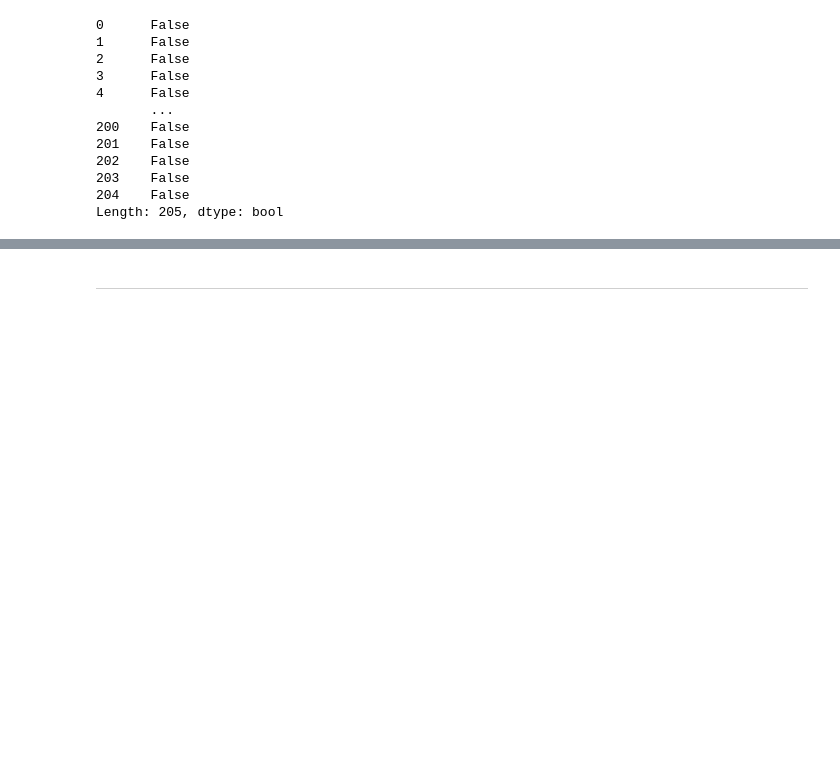
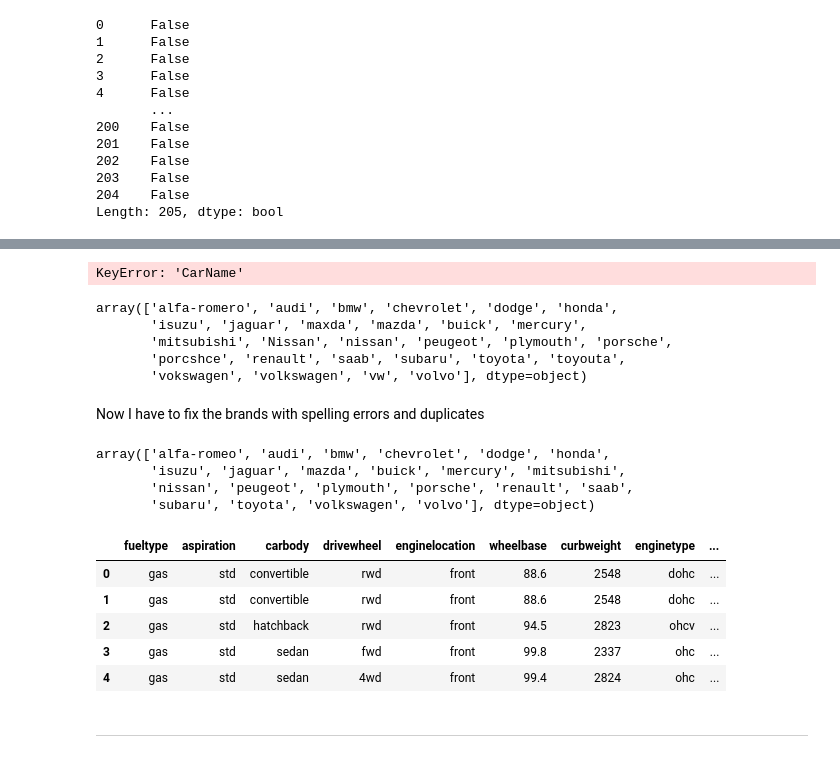
Before and after one commit to conormcdevitt/Hackathon1, a Jupyter notebook: jupyter_notebooks/Notebook_Template.ipynb, the cells around one changed output, grey strips where cells are left out. Drawn from its saved outputs; the diff is of its cells as text; code cells hidden in the pictures; blank space fills up the shorter version.

```diff
--- a/jupyter_notebooks/Notebook_Template.ipynb
+++ b/jupyter_notebooks/Notebook_Template.ipynb
@@ -180,3 +214,46 @@ Length: 205, dtype: bool
+# %%
+data['Brand'] = data['CarName'].str.split().str[0]
+data = data.drop(columns='CarName', axis=1)
+data.head()
+# %% [output]
+KeyError: 'CarName'
+# %%
+data['Brand'].unique()
+# %% [output]
+array(['alfa-romero', 'audi', 'bmw', 'chevrolet', 'dodge', 'honda',
+       'isuzu', 'jaguar', 'maxda', 'mazda', 'buick', 'mercury',
+       'mitsubishi', 'Nissan', 'nissan', 'peugeot', 'plymouth', 'porsche',
+       'porcshce', 'renault', 'saab', 'subaru', 'toyota', 'toyouta',
+       'vokswagen', 'volkswagen', 'vw', 'volvo'], dtype=object)
+# %% [markdown]
+Now I have to fix the brands with spelling errors and duplicates
+# %%
+brand_correction = {
+    'alfa-romero': 'alfa-romeo',
+    'maxda': 'mazda',
+    'toyouta': 'toyota',
+    'vokswagen': 'volkswagen',
+    'vw': 'volkswagen',
+    'porcshce': 'porsche',
+    'Nissan': 'nissan'
+}
+
+data['Brand'] = data['Brand'].replace(brand_correction)
+data['Brand'].unique()
+# %% [output]
+array(['alfa-romeo', 'audi', 'bmw', 'chevrolet', 'dodge', 'honda',
+       'isuzu', 'jaguar', 'mazda', 'buick', 'mercury', 'mitsubishi',
+       'nissan', 'peugeot', 'plymouth', 'porsche', 'renault', 'saab',
+       'subaru', 'toyota', 'volkswagen', 'volvo'], dtype=object)
+# %%
+data.head()
+# %% [output]
+|  | fueltype | aspiration | carbody | drivewheel | enginelocation | wheelbase | curbweight | enginetype | ... |
+| 0 | gas | std | convertible | rwd | front | 88.6 | 2548 | dohc | ... |
+| 1 | gas | std | convertible | rwd | front | 88.6 | 2548 | dohc | ... |
+| 2 | gas | std | hatchback | rwd | front | 94.5 | 2823 | ohcv | ... |
+| 3 | gas | std | sedan | fwd | front | 99.8 | 2337 | ohc | ... |
+| 4 | gas | std | sedan | 4wd | front | 99.4 | 2824 | ohc | ... |
 # %% [markdown]
 ---
 # %% [markdown]
```
Also changed, not shown: parts of 3 cells of this notebook.
